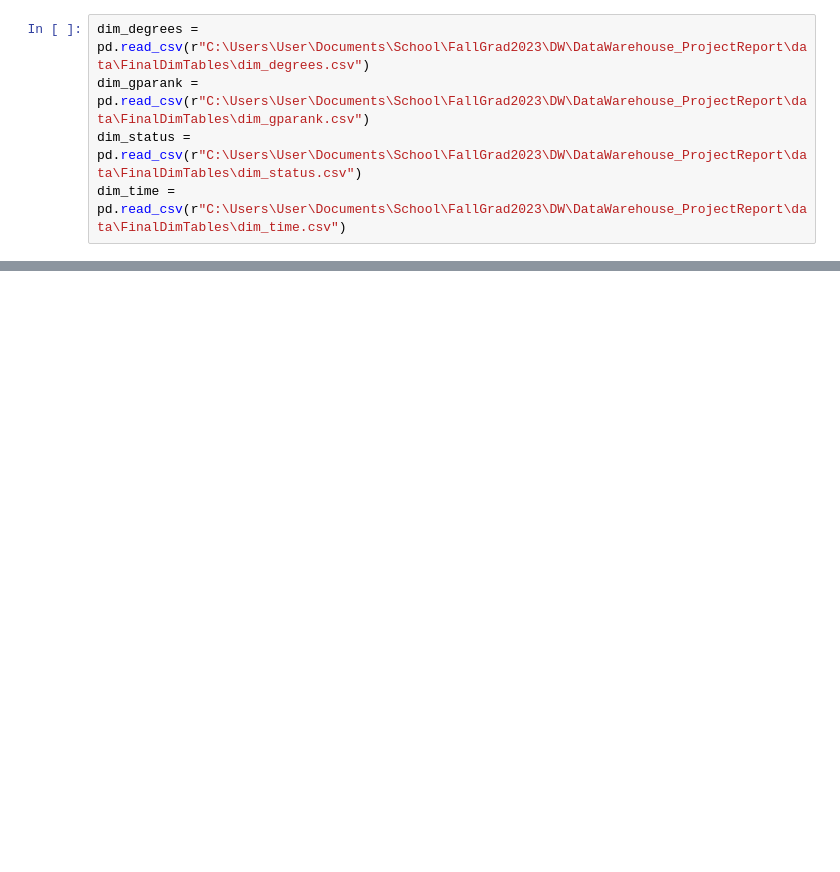
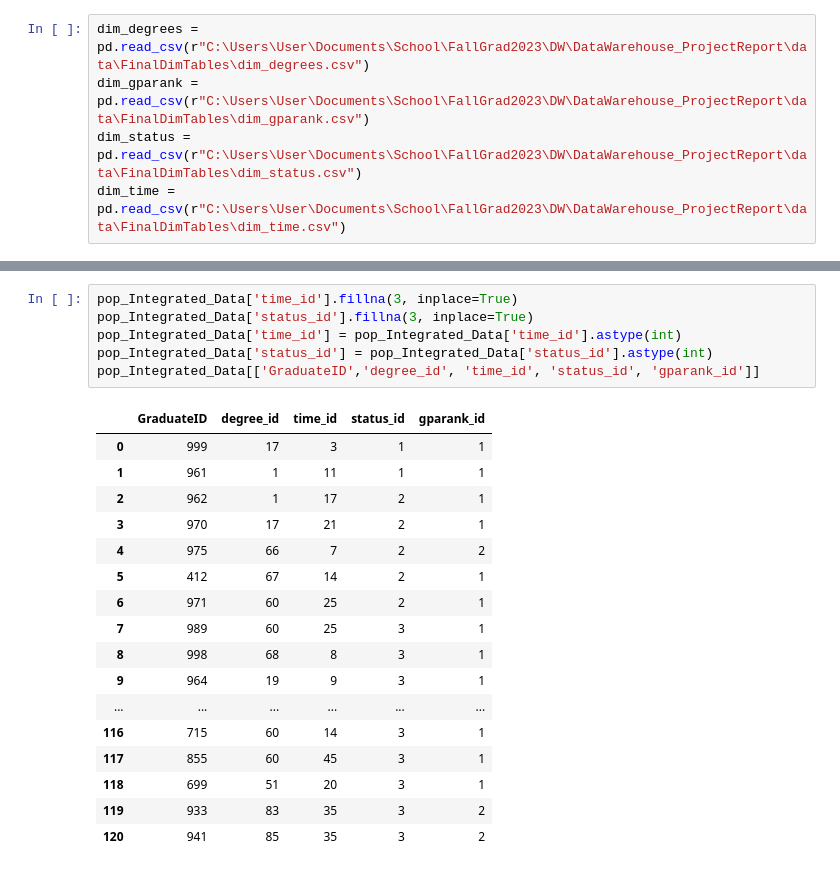
Before and after one commit to JoshuaFarara/DataWarehouse_ProjectReport, a Jupyter notebook: data/FinalDimTables/FactDataPopulate.ipynb, the cells around one changed output, grey strips where cells are left out. Drawn from its saved outputs; the diff is of its cells as text; blank space fills up the shorter version.

```diff
--- a/data/FinalDimTables/FactDataPopulate.ipynb
+++ b/data/FinalDimTables/FactDataPopulate.ipynb
@@ -29,0 +108,24 @@ dim_time = pd.read_csv(r"C:\Users\User\Documents\School\FallGrad2023\DW\DataWare
+# %%
+pop_Integrated_Data['time_id'].fillna(3, inplace=True)
+pop_Integrated_Data['status_id'].fillna(3, inplace=True)
+pop_Integrated_Data['time_id'] = pop_Integrated_Data['time_id'].astype(int)
+pop_Integrated_Data['status_id'] = pop_Integrated_Data['status_id'].astype(int)
+pop_Integrated_Data[['GraduateID','degree_id', 'time_id', 'status_id', 'gparank_id']]
+# %% [output]
+|  | GraduateID | degree_id | time_id | status_id | gparank_id |
+| 0 | 999 | 17 | 3 | 1 | 1 |
+| 1 | 961 | 1 | 11 | 1 | 1 |
+| 2 | 962 | 1 | 17 | 2 | 1 |
+| 3 | 970 | 17 | 21 | 2 | 1 |
+| 4 | 975 | 66 | 7 | 2 | 2 |
+| 5 | 412 | 67 | 14 | 2 | 1 |
+| 6 | 971 | 60 | 25 | 2 | 1 |
+| 7 | 989 | 60 | 25 | 3 | 1 |
+| 8 | 998 | 68 | 8 | 3 | 1 |
+| 9 | 964 | 19 | 9 | 3 | 1 |
+| ... | ... | ... | ... | ... | ... |
+| 116 | 715 | 60 | 14 | 3 | 1 |
+| 117 | 855 | 60 | 45 | 3 | 1 |
+| 118 | 699 | 51 | 20 | 3 | 1 |
+| 119 | 933 | 83 | 35 | 3 | 2 |
+| 120 | 941 | 85 | 35 | 3 | 2 |
```
Also changed, not shown: parts of 9 cells of this notebook, 17 other files.
